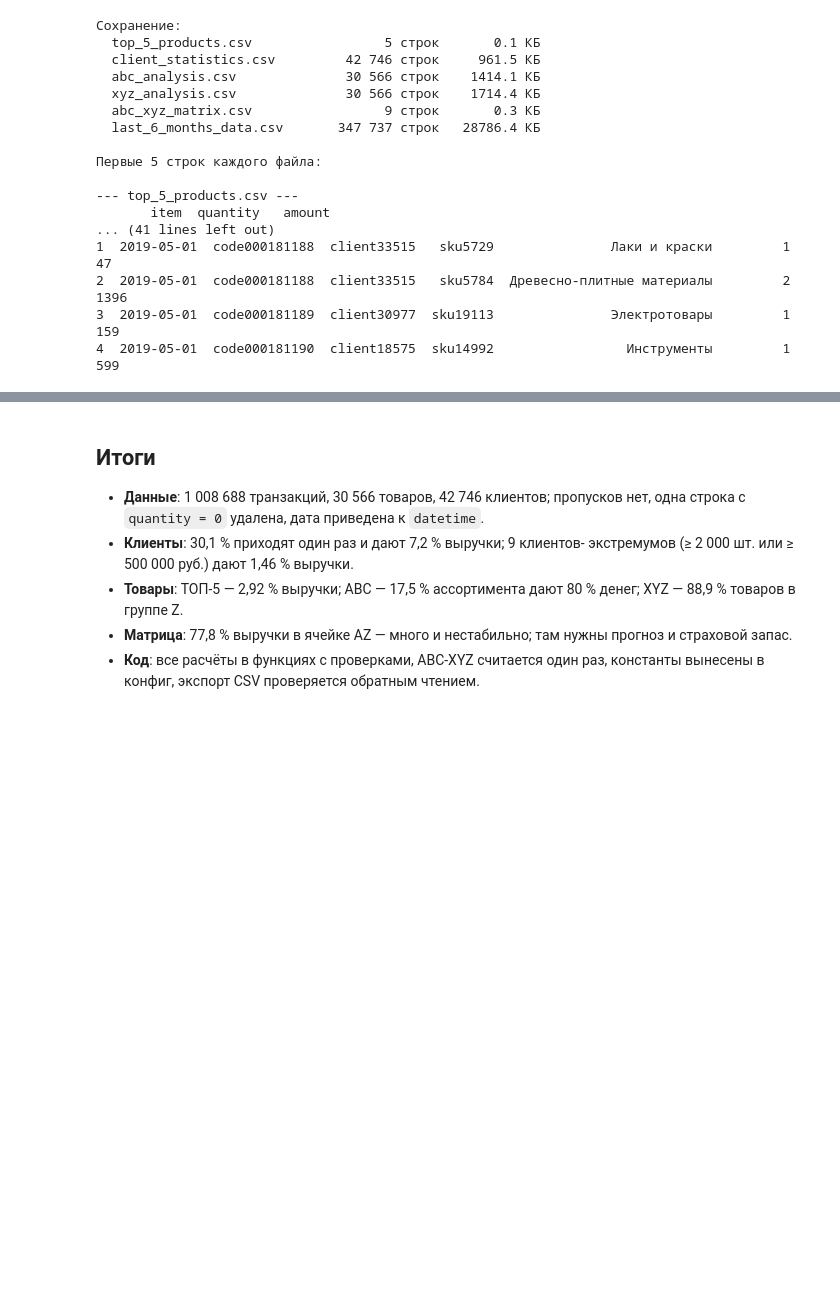
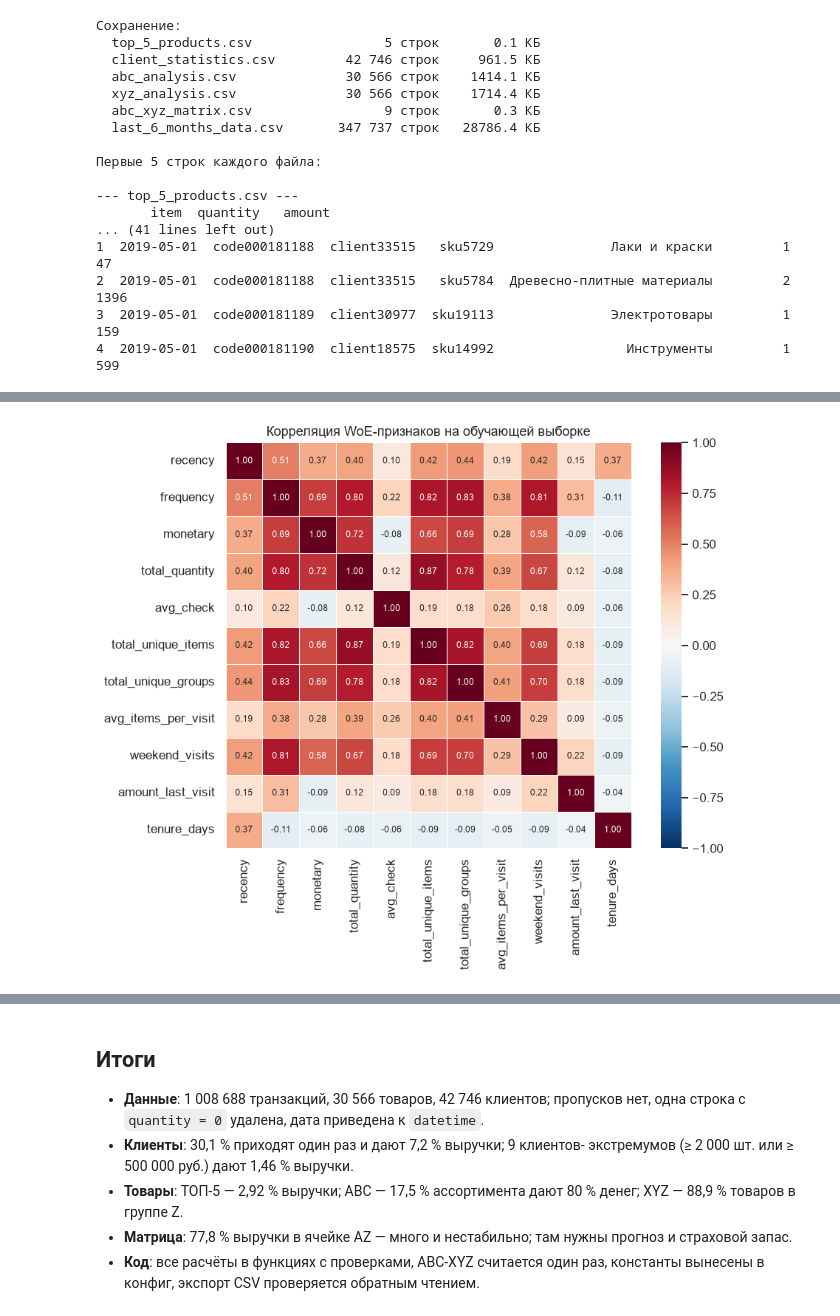
Before and after one commit to MeeLeSh/machineLearning, a Jupyter notebook: pythonCode/practicum1_modified.ipynb, the cells around one changed output, grey strips where cells are left out. Saved outputs shown, nothing was run; the diff lists cells and outputs as text; code cells hidden in the pictures; blank space fills up the shorter version.

```diff
--- a/pythonCode/practicum1_modified.ipynb
+++ b/pythonCode/practicum1_modified.ipynb
@@ -68,6 +68,14 @@ EXTREME_MIN_AMOUNT = 500_000      # «большая сумма» для кли
 
 PERIOD_START = "2019-05-01"       # последние 6 календарных месяцев
 PERIOD_END = "2019-10-31"
+
+OBSERVATION_END = "2019-09-01"    # дата отсечения для профилей клиентов (RFM)
+RESULT_START = "2019-09-01"       # окно результата: [RESULT_START, RESULT_END)
+RESULT_END = "2019-10-01"
+
+PROFILE2_END = "2019-10-01"       # тестовая выборка: профиль на эту дату
+RESULT2_START = "2019-10-01"      # и события в окне [RESULT2_START, RESULT2_END)
+RESULT2_END = "2019-11-01"
 
 PLOT_SAMPLE_SIZE = 100_000        # подвыборка для KDE: на 1 млн точек не хватит памяти
 PLOT_QUANTILE = 0.995             # обрезка оси X, чтобы хвост не сжимал гистограмму
@@ -1131,0 +1982,67 @@ for name in files:
+# %%
+train_woe = pd.read_csv("train_woe.csv")
+test_woe = pd.read_csv("test_woe.csv")
+woe_features = [col for col in train_woe.columns if col not in ("client", "event")]
+
+corr_matrix = train_woe[woe_features].corr()
+
+fig, ax = plt.subplots(figsize=(9, 7))
+sns.heatmap(
+    corr_matrix,
+    annot=True,
+    fmt=".2f",
+    cmap="RdBu_r",
+    center=0,
+    vmin=-1,
+    vmax=1,
+    square=True,
+    linewidths=0.5,
+    annot_kws={"size": 8},
+    ax=ax,
+)
+ax.set_title("Корреляция WoE-признаков на обучающей выборке")
+fig.tight_layout()
+plt.show()
+
+# --- поиск пар с высокой корреляцией ---
+CORR_THRESHOLD = 0.7
+iv_map = dict(zip(iv_summary["name"], iv_summary["iv"]))
+
+pairs = [
+    {
+        "признак 1": first,
+        "признак 2": second,
+        "r": round(float(corr_matrix.loc[first, second]), 3),
+        "IV 1": round(float(iv_map[first]), 3),
+        "IV 2": round(float(iv_map[second]), 3),
+    }
+    for i, first in enumerate(woe_features)
+    for second in woe_features[i + 1:]
+    if abs(corr_matrix.loc[first, second]) > CORR_THRESHOLD
+]
+pairs_table = pd.DataFrame(pairs).sort_values("r", key=lambda s: s.abs(), ascending=False)
+print(f"Пар с |r| > {CORR_THRESHOLD}: {len(pairs_table)}")
+display(pairs_table)
+
+# --- отбор: из каждой пары оставляем признак с большим IV ---
+dropped: set[str] = set()
+for first, second in zip(pairs_table["признак 1"], pairs_table["признак 2"]):
+    if first in dropped or second in dropped:
+        continue
+    weaker = first if iv_map[first] < iv_map[second] else second
+    dropped.add(weaker)
+
+selected_features = [col for col in woe_features if col not in dropped]
+print("\nОтброшены как дублирующие (меньший IV):", sorted(dropped))
+print(f"Осталось признаков: {len(selected_features)}")
+print("В модели пойдут:", selected_features)
+
+check(len(selected_features) >= 2, "после отбора осталось меньше двух признаков")
+check(
+    all(abs(corr_matrix.loc[a, b]) <= CORR_THRESHOLD
+        for i, a in enumerate(selected_features)
+        for b in selected_features[i + 1:]),
+    "в отобранном наборе остались сильно коррелированные признаки",
+)
+print("\nПроверка: в отобранном наборе нет пар с |r| >", CORR_THRESHOLD)
+# %% [output]
@@ -1131,0 +2065 @@ for name in files:
+[figure, added]
```
Also changed, not shown: parts of 23 cells of this notebook, 17 other files.
